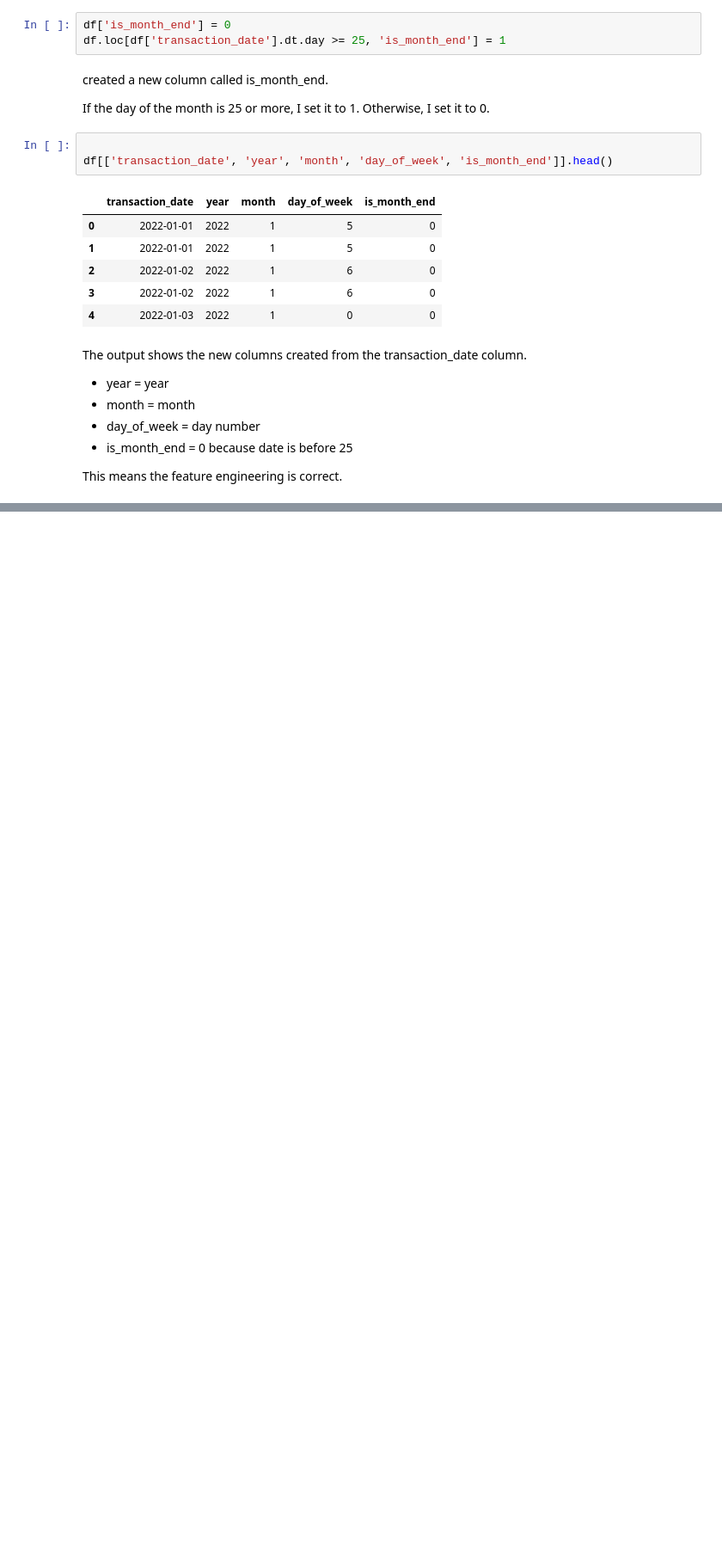
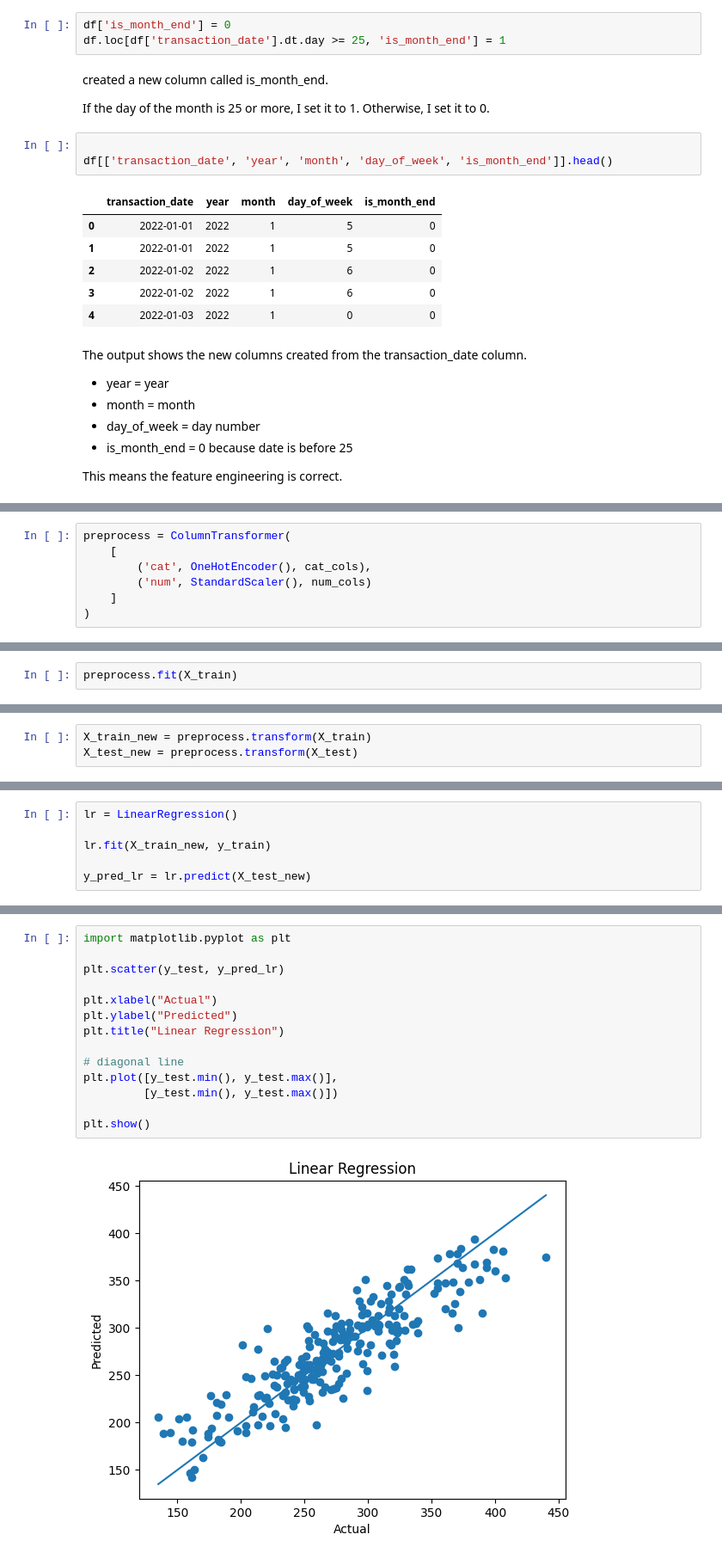
Before and after one commit to dppanchal889/ml-assessment-Dipika-panchal, a Jupyter notebook: part_a/q3_feature_engineering.ipynb, the cells around one changed output, grey strips where cells are left out. Shown at 86% size. Cells and saved outputs as stored; diff of their text form; blank space fills up the shorter version.

```diff
--- a/part_a/q3_feature_engineering.ipynb
+++ b/part_a/q3_feature_engineering.ipynb
@@ -65,0 +131,7 @@ This means the feature engineering is correct.
+# %%
+preprocess = ColumnTransformer(
+    [
+        ('cat', OneHotEncoder(), cat_cols),
+        ('num', StandardScaler(), num_cols)
+    ]
+)
@@ -65,0 +140,2 @@ This means the feature engineering is correct.
+# %%
+preprocess.fit(X_train)
@@ -65,0 +152,3 @@ This means the feature engineering is correct.
+# %%
+X_train_new = preprocess.transform(X_train)
+X_test_new = preprocess.transform(X_test)
@@ -65,0 +171,6 @@ This means the feature engineering is correct.
+# %%
+lr = LinearRegression()
+
+lr.fit(X_train_new, y_train)
+
+y_pred_lr = lr.predict(X_test_new)
@@ -65,0 +213,16 @@ This means the feature engineering is correct.
+# %%
+import matplotlib.pyplot as plt
+
+plt.scatter(y_test, y_pred_lr)
+
+plt.xlabel("Actual")
+plt.ylabel("Predicted")
+plt.title("Linear Regression")
+
+# diagonal line
+plt.plot([y_test.min(), y_test.max()],
+         [y_test.min(), y_test.max()])
+
+plt.show()
+# %% [output]
+[figure, added]
```
Also changed, not shown: parts of 30 cells of this notebook.
